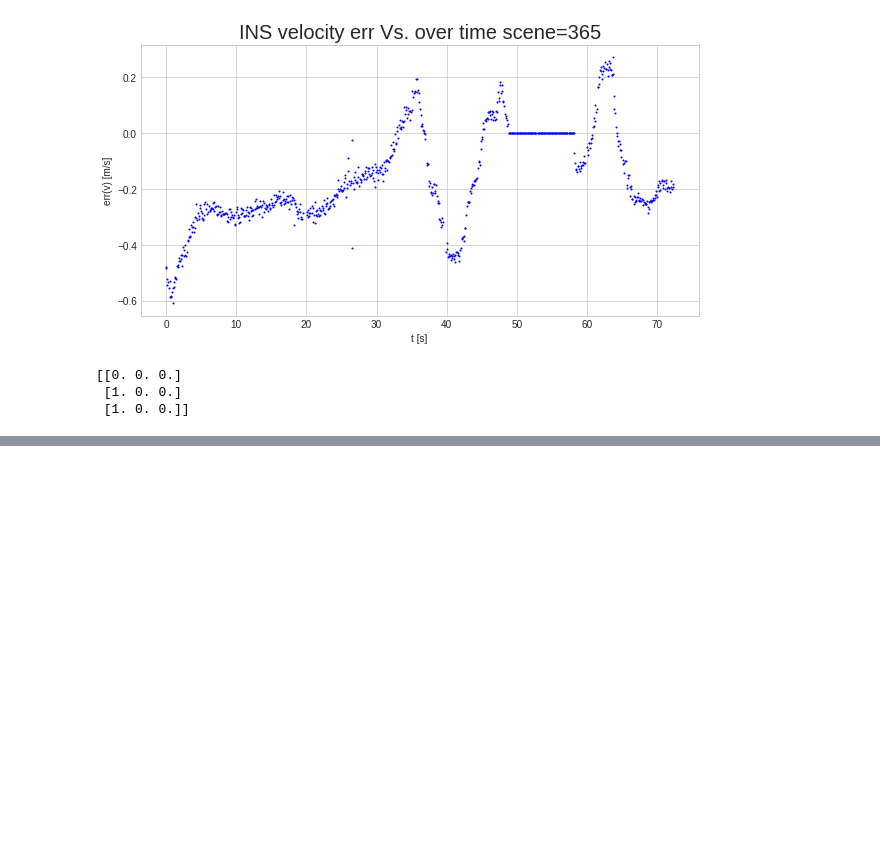
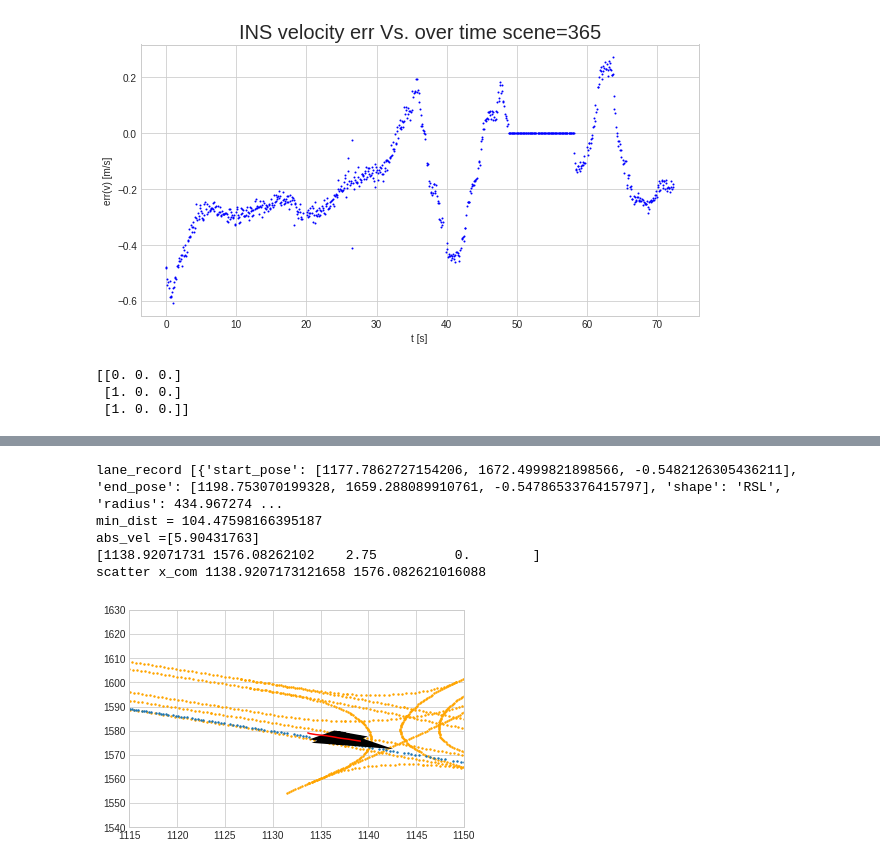
Before and after one commit to kfir1989/RadarLocalization, a Jupyter notebook: Simulation.ipynb, the cells around one changed output, grey strips where cells are left out. Saved outputs shown, nothing was run; the diff lists cells and outputs as text; code cells hidden in the pictures; blank space fills up the shorter version.

Commit message:
Map matching with dynamic tracks

```diff
--- a/Simulation.ipynb
+++ b/Simulation.ipynb
@@ -316,0 +354,16 @@ print(A)
+# %%
+start_frame=0
+n_frames = 15
+ego_path = sim.dataset.getEgoPath()[:n_frames]
+tracker = DynamicTracker()
+dbscan_clustering = ClassicDBSCAN()
+sim = NuscenesSimulation(nusc=nusc, model=model, scene_id=scene, Nmax=1200, video_list=video_list)
+
+print("history",history)
+for t in range(start_frame,n_frames):
+    _, _, _, pc, video_data, _ = sim.dataset.getData(t,GT=False)
+    ts, heading, ego_speed = video_data["timestamp"], np.deg2rad(video_data["heading"]-90), video_data["veh_speed"]
+    print("t", t)
+    Z, C = dbscan_clustering.run(pc=pc, ego=ego_path[t], heading=np.deg2rad(heading))
+    print("C",C)
+    tracker.run(Z, ts, {"heading": np.deg2rad(heading), "T": ego_path[t]}, ego_speed)
@@ -316,0 +551,58 @@ print(A)
+# %%
+from nuscenes.map_expansion.map_api import NuScenesMap
+import nuscenes.map_expansion.arcline_path_utils as path_utils
+import numpy as np
+import matplotlib.pyplot as plt
+
+ax = plt.gca()
+ax.clear()
+
+n = 0
+ego_path = sim.dataset.getEgoPath()
+lane_ids = mapa.get_records_in_radius(ego_path[n,0], ego_path[n,1], 80, ['lane', 'lane_connector'])
+nearby_lanes = lane_ids['lane'] + lane_ids['lane_connector']
+for lane_token in nearby_lanes:
+    lane_record = mapa.get_arcline_path(lane_token)
+    poses = path_utils.discretize_lane(lane_record, resolution_meters=0.5)
+    poses = np.array(poses)
+    ax.scatter(poses[:,0], poses[:,1],color='orange',s=2)
+#lane_token = mapa.get_closest_lane(ego_path[n,0], ego_path[n,1], radius=2)
+#fig, ax = mapa.render_layers(['lane'],tokens=lane_token)
+    #lane_path = mapa.arcline_path_3.get(lane_token, [])
+
+    #resolution_meters = 0.5
+    #discretized = np.array(path_utils.discretize_lane(lane_path, resolution_meters))
+#fig, ax = mapa.render_layers(['lane'])
+
+
+#ax.plot(discretized[:,0], discretized[:,1], 's', color='orange')
+ax.scatter(ego_path[:,0], ego_path[:,1],s=2)
+
+ax.set_xlim([1115, 1150])
+ax.set_ylim([1540, 1630])
+
+np.min(np.linalg.norm(ego_path[n,:]-poses))
+#lane_record = mapa.get_arcline_path(lane_token)
+print("lane_record", lane_record)
+#poses = path_utils.discretize_lane(lane_record, resolution_meters=0.5)
+#poses = np.array(poses)
+
+min_dist = np.min(np.linalg.norm(ego_path[n,:2]-poses[:,0:2],axis=1))
+print(f"min_dist = {min_dist}")
+#print("poses",poses)
+ax.scatter(poses[:,0], poses[:,1],s=2)
+
+tracks = tracker.getHistory()
+for idx,trk in enumerate(tracks):
+    drawTrack(ax, trk, x_offset=0, y_offset=0, velThr=2)
+
+drawClusters(ax, C)
+#ax.axis('equal')
+#plt.show()
+# %% [output]
+lane_record [{'start_pose': [1177.7862727154206, 1672.4999821898566, -0.5482126305436211], 'end_pose': [1198.753070199328, 1659.288089910761, -0.5478653376415797], 'shape': 'RSL', 'radius': 434.967274 ...
+min_dist = 104.47598166395187
+abs_vel =[5.90431763]
+[1138.92071731 1576.08262102    2.75          0.        ]
+scatter x_com 1138.9207173121658 1576.082621016088
+[figure, added]
```
Also changed, not shown: parts of 8 cells of this notebook, 6 other files.
